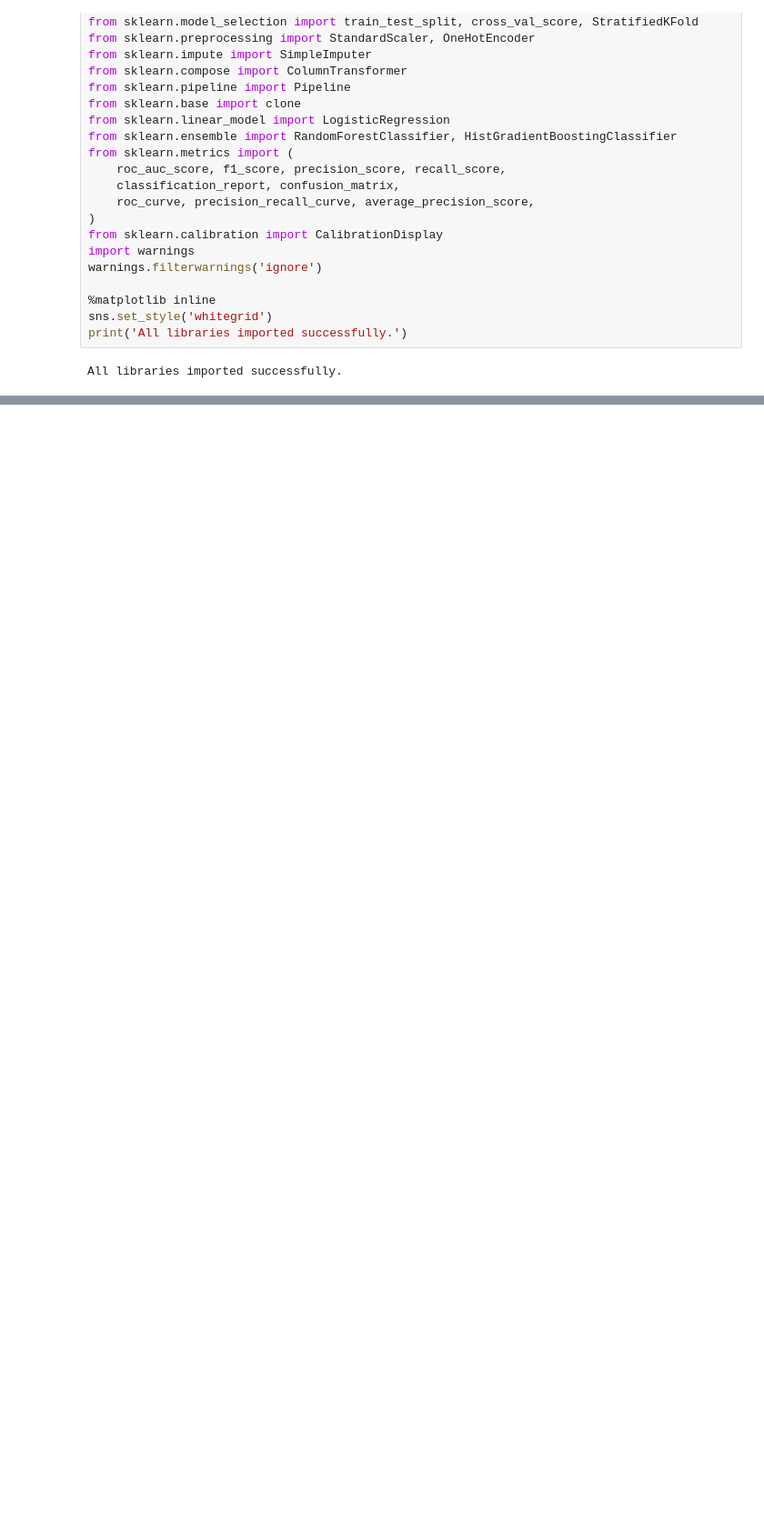
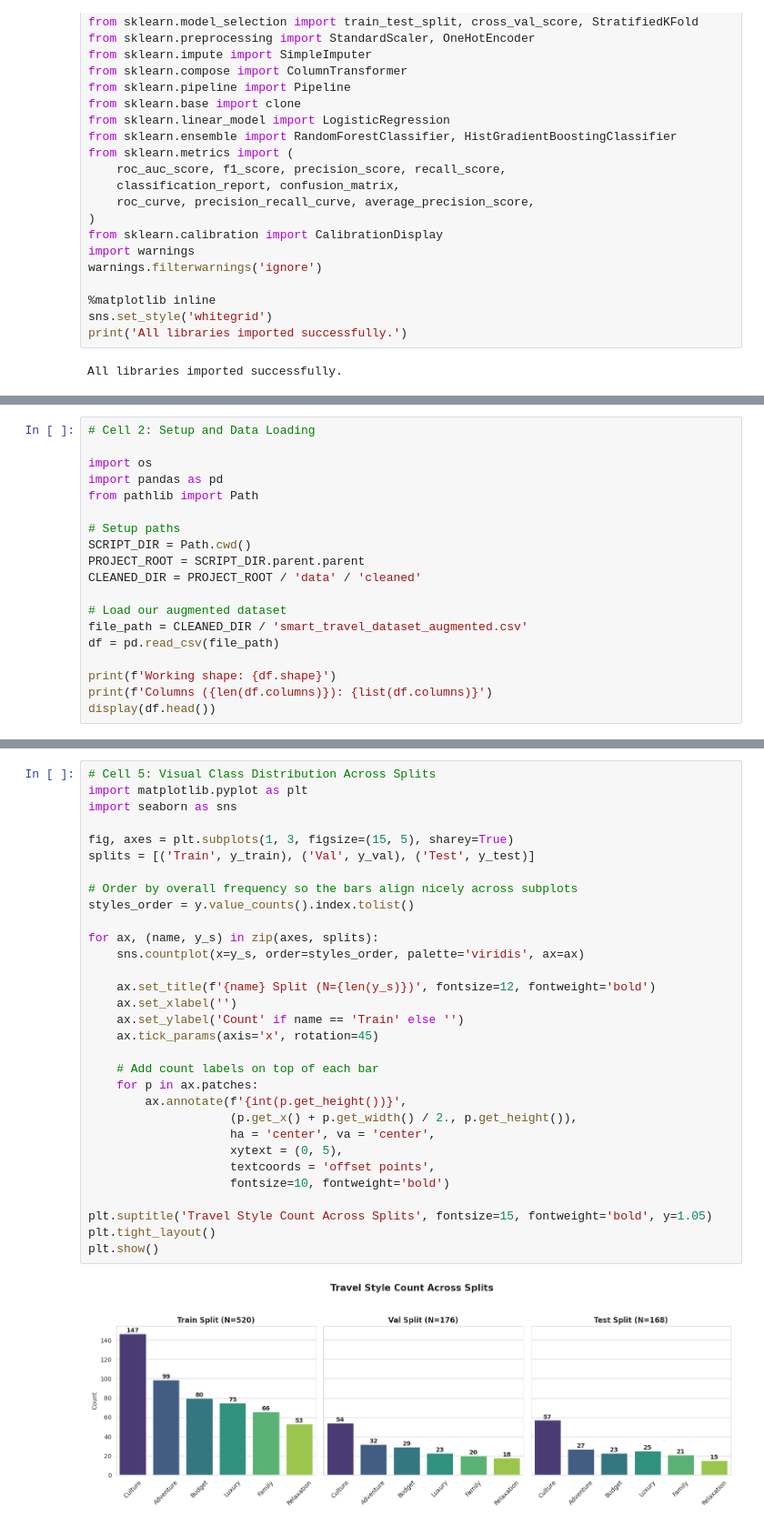
Before and after one commit to bmislol/smart-travel-planner, a Jupyter notebook: notebook/ml/train_model.ipynb, the cells around one changed output, grey strips where cells are left out. Shown at 91% size. Saved outputs shown, nothing was run; the diff lists cells and outputs as text; blank space fills up the shorter version.

Commit message:
feat: fix ML and train on the improved CSV file

```diff
--- a/notebook/ml/train_model.ipynb
+++ b/notebook/ml/train_model.ipynb
@@ -449,0 +28,19 @@ Confusion matrix successfully saved to: ../../graph/confusion_matrix.png
+# %%
+# Cell 2: Setup and Data Loading
+
+import os
+import pandas as pd
+from pathlib import Path
+
+# Setup paths
+SCRIPT_DIR = Path.cwd()
+PROJECT_ROOT = SCRIPT_DIR.parent.parent
+CLEANED_DIR = PROJECT_ROOT / 'data' / 'cleaned'
+
+# Load our augmented dataset
+file_path = CLEANED_DIR / 'smart_travel_dataset_augmented.csv'
+df = pd.read_csv(file_path)
+
+print(f'Working shape: {df.shape}')
+print(f'Columns ({len(df.columns)}): {list(df.columns)}')
+display(df.head())
@@ -449,0 +166,33 @@ Confusion matrix successfully saved to: ../../graph/confusion_matrix.png
+# %%
+# Cell 5: Visual Class Distribution Across Splits
+import matplotlib.pyplot as plt
+import seaborn as sns
+
+fig, axes = plt.subplots(1, 3, figsize=(15, 5), sharey=True)
+splits = [('Train', y_train), ('Val', y_val), ('Test', y_test)]
+
+# Order by overall frequency so the bars align nicely across subplots
+styles_order = y.value_counts().index.tolist()
+
+for ax, (name, y_s) in zip(axes, splits):
+    sns.countplot(x=y_s, order=styles_order, palette='viridis', ax=ax)
+
+    ax.set_title(f'{name} Split (N={len(y_s)})', fontsize=12, fontweight='bold')
+    ax.set_xlabel('')
+    ax.set_ylabel('Count' if name == 'Train' else '')
+    ax.tick_params(axis='x', rotation=45)
+
+    # Add count labels on top of each bar
+    for p in ax.patches:
+        ax.annotate(f'{int(p.get_height())}',
+                    (p.get_x() + p.get_width() / 2., p.get_height()),
+                    ha = 'center', va = 'center',
+                    xytext = (0, 5),
+                    textcoords = 'offset points',
+                    fontsize=10, fontweight='bold')
+
+plt.suptitle('Travel Style Count Across Splits', fontsize=15, fontweight='bold', y=1.05)
+plt.tight_layout()
+plt.show()
+# %% [output]
+[figure, added]
```
Also changed, not shown: parts of 26 cells of this notebook, 2 other files.
